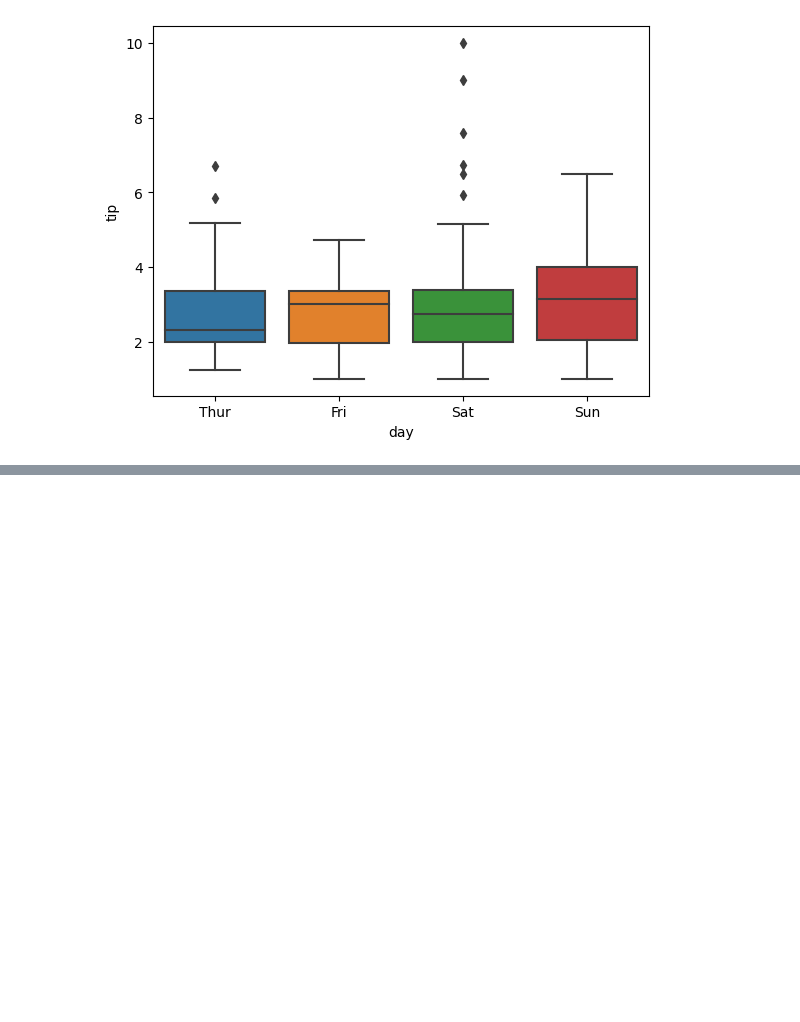
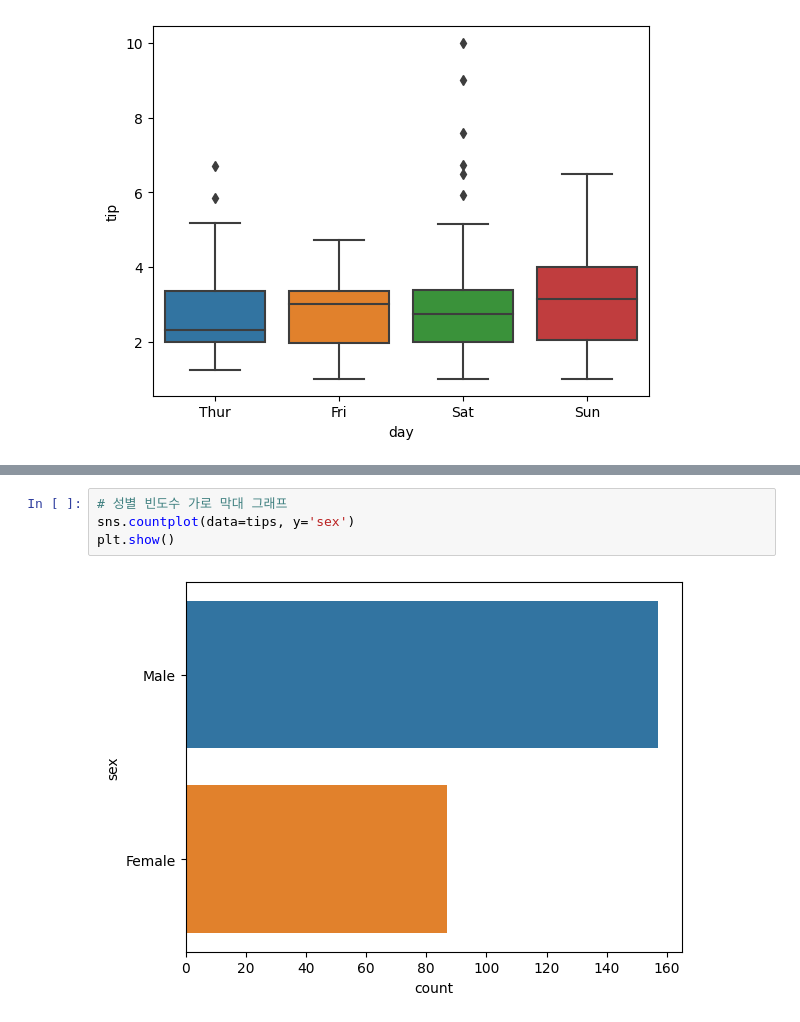
Before and after one commit to kiminhonawa/python, a Jupyter notebook: py17_seaborn.ipynb, the cells around one changed output, grey strips where cells are left out. Drawn from its saved outputs; the diff is of its cells as text; blank space fills up the shorter version.

```diff
--- a/py17_seaborn.ipynb
+++ b/py17_seaborn.ipynb
@@ -58,0 +82,6 @@ plt.show()
+# %%
+# 성별 빈도수 가로 막대 그래프
+sns.countplot(data=tips, y='sex')
+plt.show()
+# %% [output]
+[figure, added]
```
Also changed, not shown: parts of 19 cells of this notebook.
